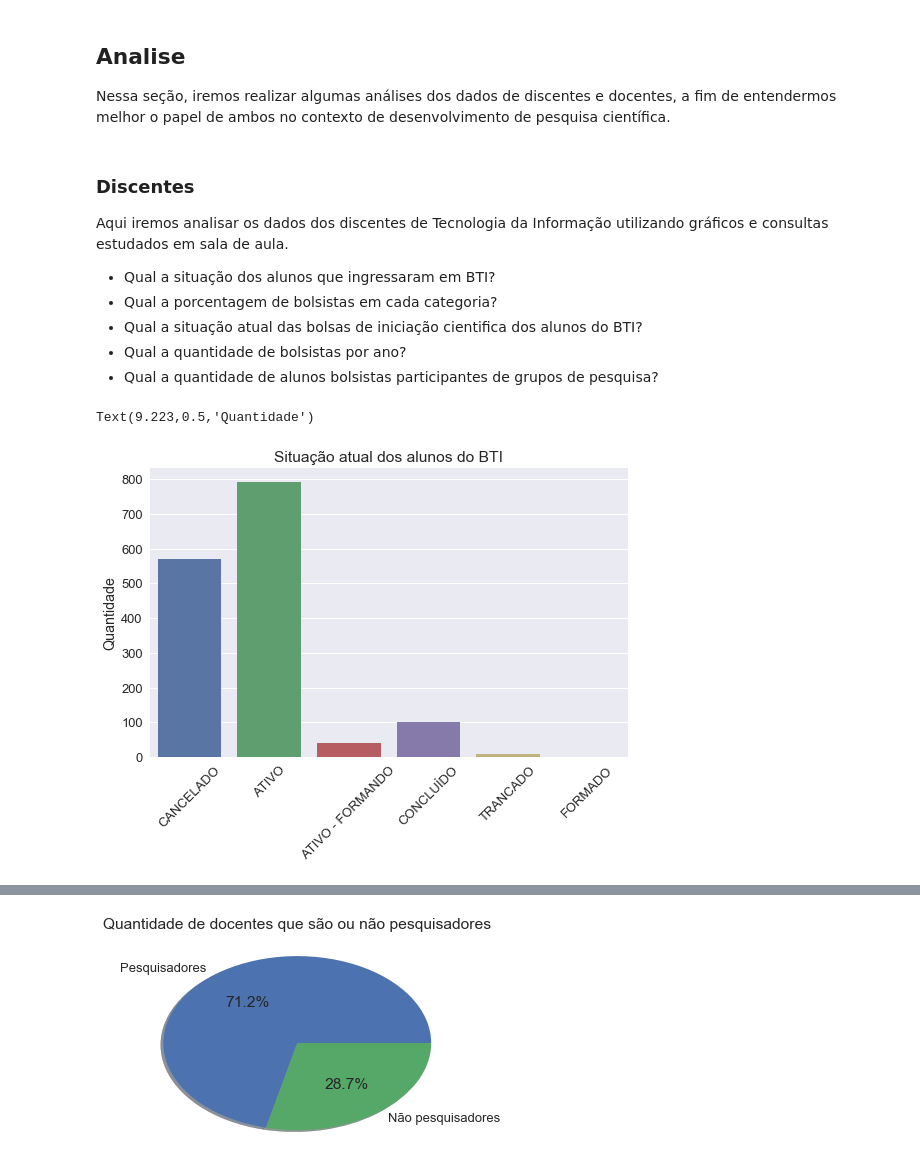
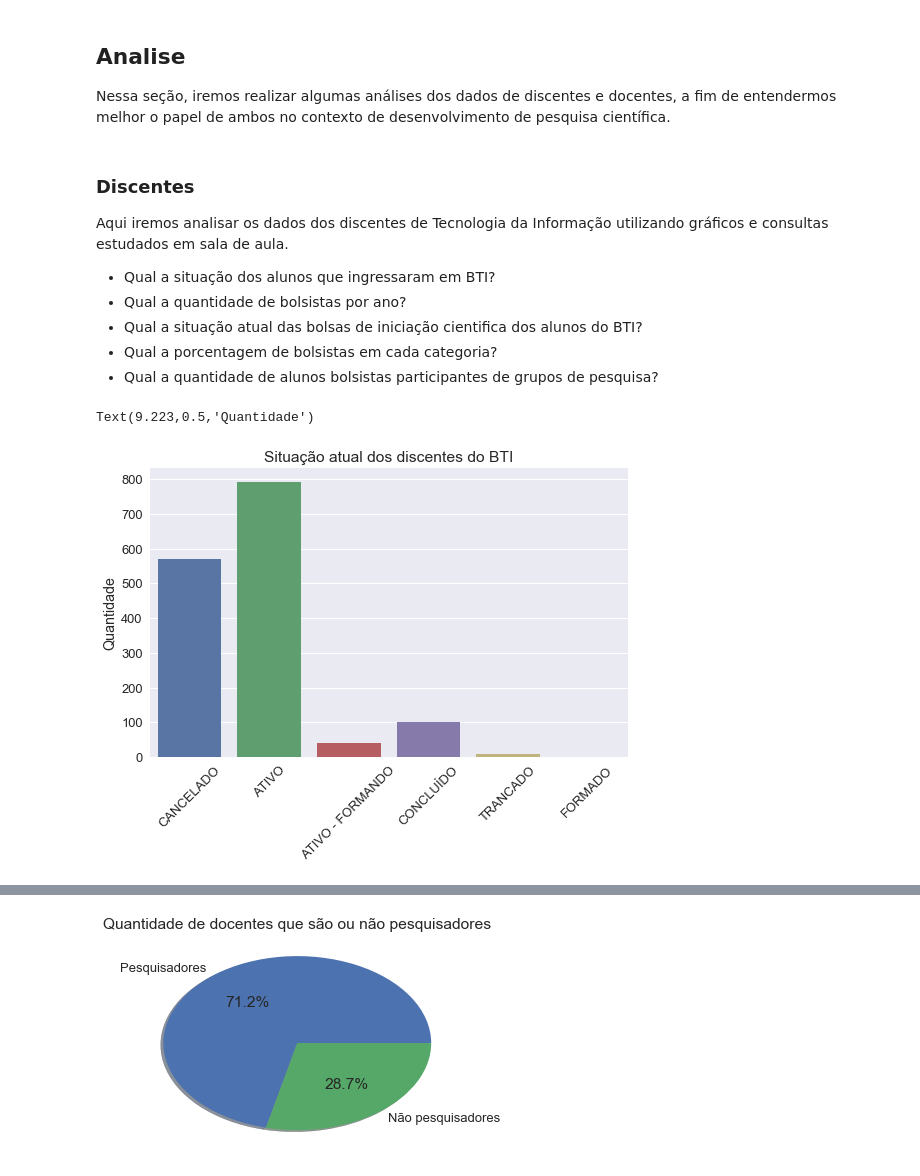
Before and after one commit to alvarofpp/imd0033-imd-pesquisa, a Jupyter notebook: IMD Pesquisa.ipynb, the cells around one changed output, grey strips where cells are left out. Cells and saved outputs as stored; diff of their text form; code cells hidden in the pictures.

Commit message:
Atualizado

```diff
--- a/IMD Pesquisa.ipynb
+++ b/IMD Pesquisa.ipynb
@@ -217,20 +218,20 @@ sns.set_context("notebook")
 Aqui iremos analisar os dados dos discentes de Tecnologia da Informação utilizando gráficos e consultas estudados em sala de aula.
 
 - Qual a situação dos alunos que ingressaram em BTI?
+- Qual a quantidade de bolsistas por ano?
+- Qual a situação atual das bolsas de iniciação cientifica dos alunos do BTI?
 - Qual a porcentagem de bolsistas em cada categoria?
-- Qual a situação atual das bolsas de iniciação cientifica dos alunos do BTI?
-- Qual a quantidade de bolsistas por ano?
 - Qual a quantidade de alunos bolsistas participantes de grupos de pesquisa?
 # %%
-## Qual a situação dos alunos que ingressaram em BTI?
+## Qual a situação dos alunos que ingressaram no BTI?
 
 # Criamos um gráfico de barras com a situação de todos os estudante do BTI
 sns.set(font_scale=1.3)
 g = sns.factorplot("status", data=df_ingressantes_imd, kind="count", size=5, aspect=1.5)
 g.set_xticklabels(rotation=45)
-plt.title('Situação atual dos alunos do BTI')
+plt.title('Situação atual dos discentes do BTI')
 plt.xlabel('')
 plt.ylabel('Quantidade')
 # %% [output]
 Text(9.223,0.5,'Quantidade')
-[figure, old version]
+[figure, new version]
```
Also changed, not shown: parts of 13 cells of this notebook, 4 other files.
